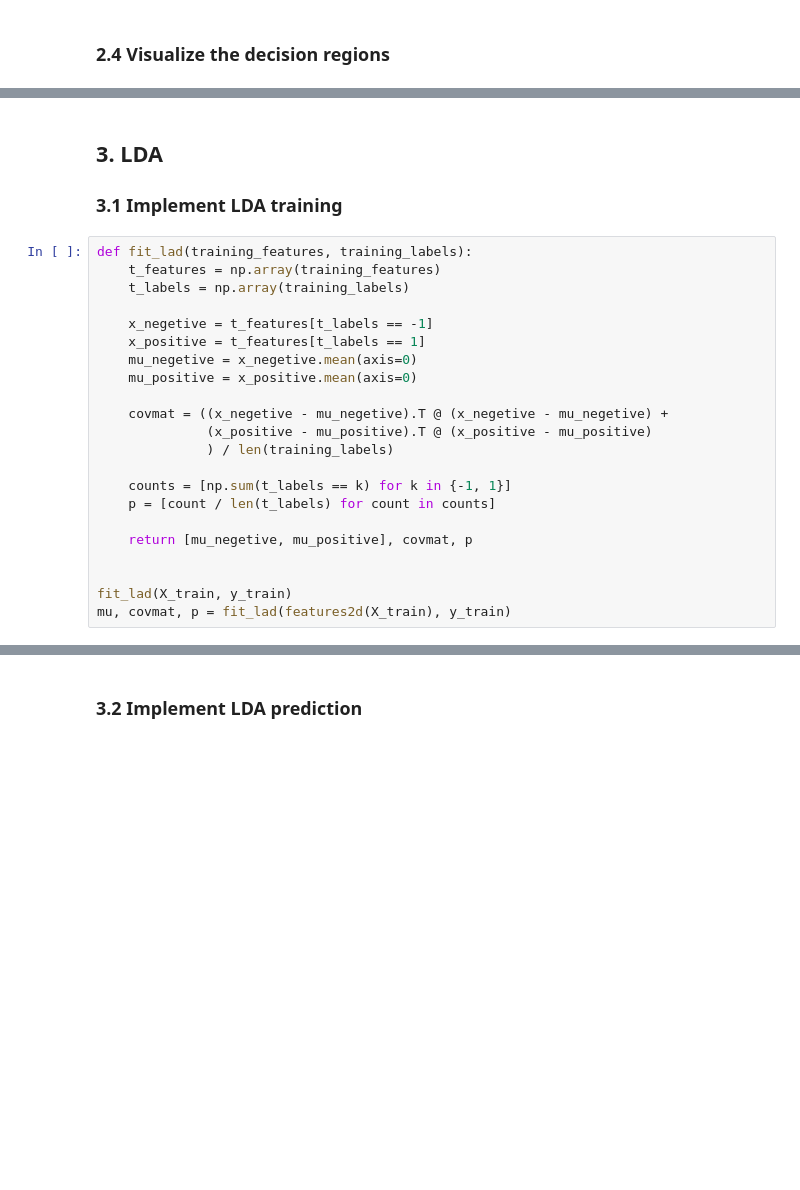
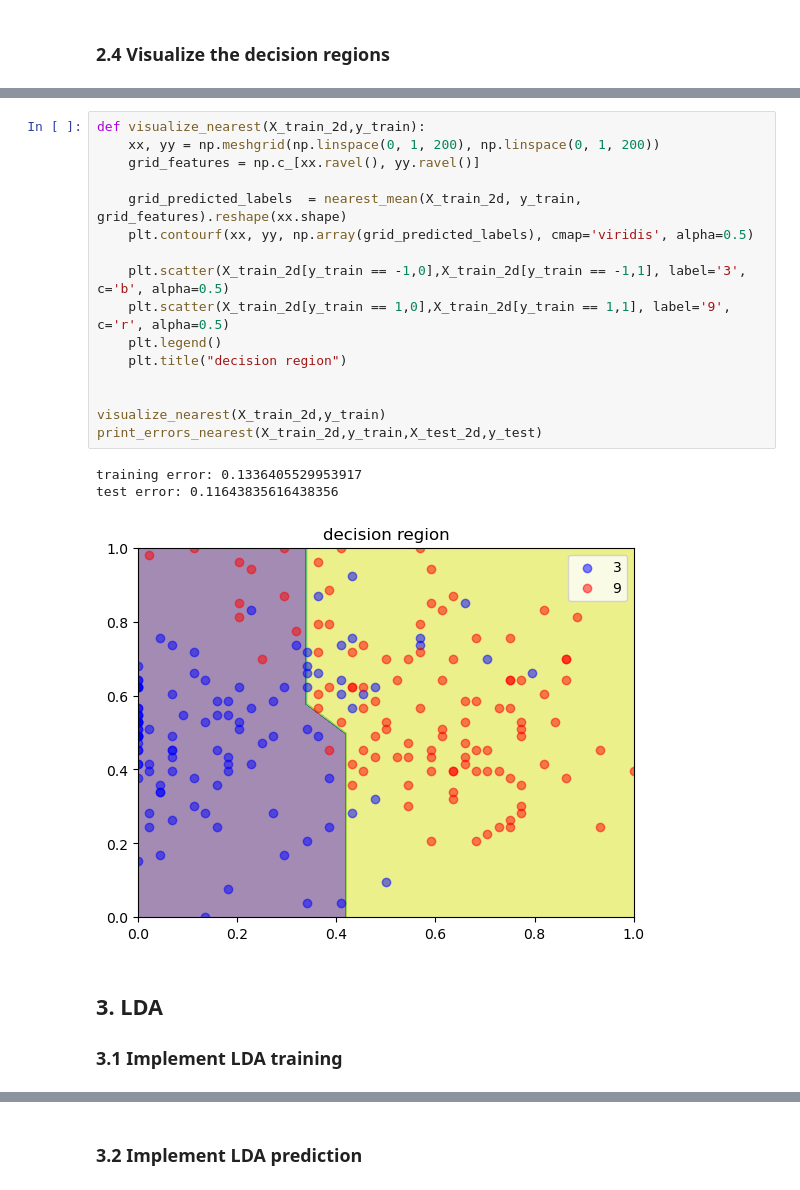
Before and after one commit to Lennox-Elaphurus/ML-Essentials-homework, a Jupyter notebook: Lennox/exercise 1/exercise1.ipynb, the cells around one changed output, grey strips where cells are left out. Saved outputs shown, nothing was run; the diff lists cells and outputs as text; blank space fills up the shorter version.

```diff
--- a/Lennox/exercise 1/exercise1.ipynb
+++ b/Lennox/exercise 1/exercise1.ipynb
@@ -174,26 +178,24 @@ draw_decision_region(X_train, y_train)
+# %%
+def visualize_nearest(X_train_2d,y_train):
+    xx, yy = np.meshgrid(np.linspace(0, 1, 200), np.linspace(0, 1, 200))
+    grid_features = np.c_[xx.ravel(), yy.ravel()]
+
+    grid_predicted_labels  = nearest_mean(X_train_2d, y_train, grid_features).reshape(xx.shape)
+    plt.contourf(xx, yy, np.array(grid_predicted_labels), cmap='viridis', alpha=0.5)
+
+    plt.scatter(X_train_2d[y_train == -1,0],X_train_2d[y_train == -1,1], label='3', c='b', alpha=0.5)
+    plt.scatter(X_train_2d[y_train == 1,0],X_train_2d[y_train == 1,1], label='9', c='r', alpha=0.5)
+    plt.legend()
+    plt.title("decision region")
+
+
+visualize_nearest(X_train_2d,y_train)
+print_errors_nearest(X_train_2d,y_train,X_test_2d,y_test)
+# %% [output]
+training error: 0.1336405529953917
+test error: 0.11643835616438356
+[figure, added]
 # %% [markdown]
 ## 3. LDA
 
 ### 3.1 Implement LDA training
-# %%
-def fit_lad(training_features, training_labels):
-    t_features = np.array(training_features)
-    t_labels = np.array(training_labels)
-
-    x_negetive = t_features[t_labels == -1]
-    x_positive = t_features[t_labels == 1]
-    mu_negetive = x_negetive.mean(axis=0)
-    mu_positive = x_positive.mean(axis=0)
-
-    covmat = ((x_negetive - mu_negetive).T @ (x_negetive - mu_negetive) +
-              (x_positive - mu_positive).T @ (x_positive - mu_positive)
-              ) / len(training_labels)
-
-    counts = [np.sum(t_labels == k) for k in {-1, 1}]
-    p = [count / len(t_labels) for count in counts]
-
-    return [mu_negetive, mu_positive], covmat, p
-
-
-fit_lad(X_train, y_train)
-mu, covmat, p = fit_lad(features2d(X_train), y_train)
```
Also changed, not shown: parts of 36 cells of this notebook, 1 other file.
